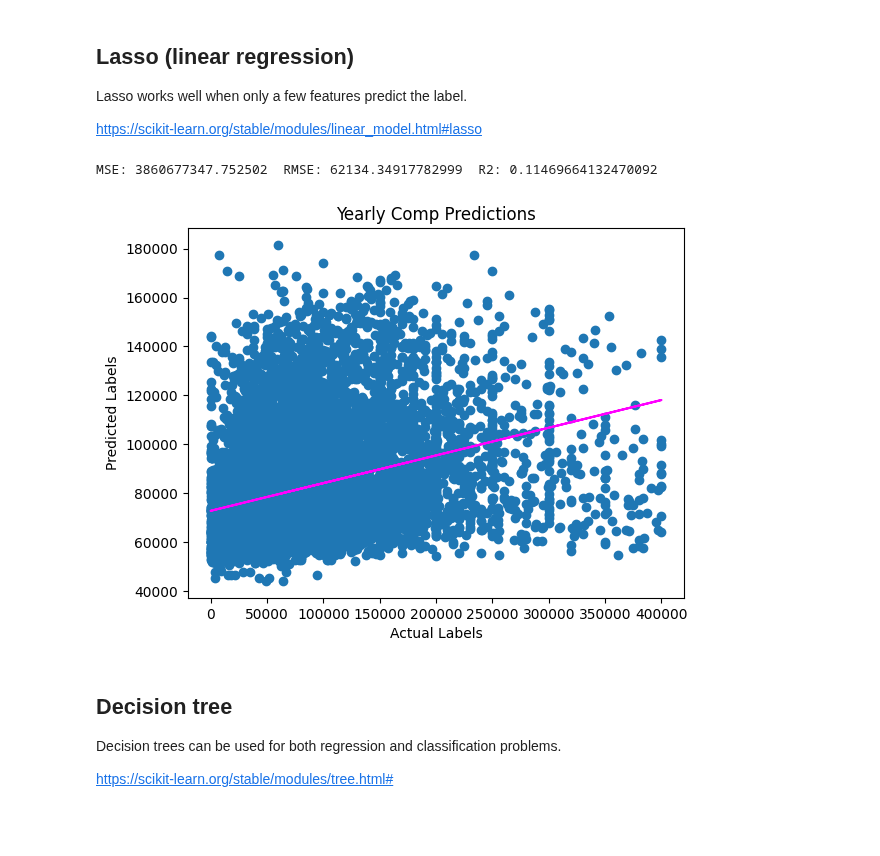
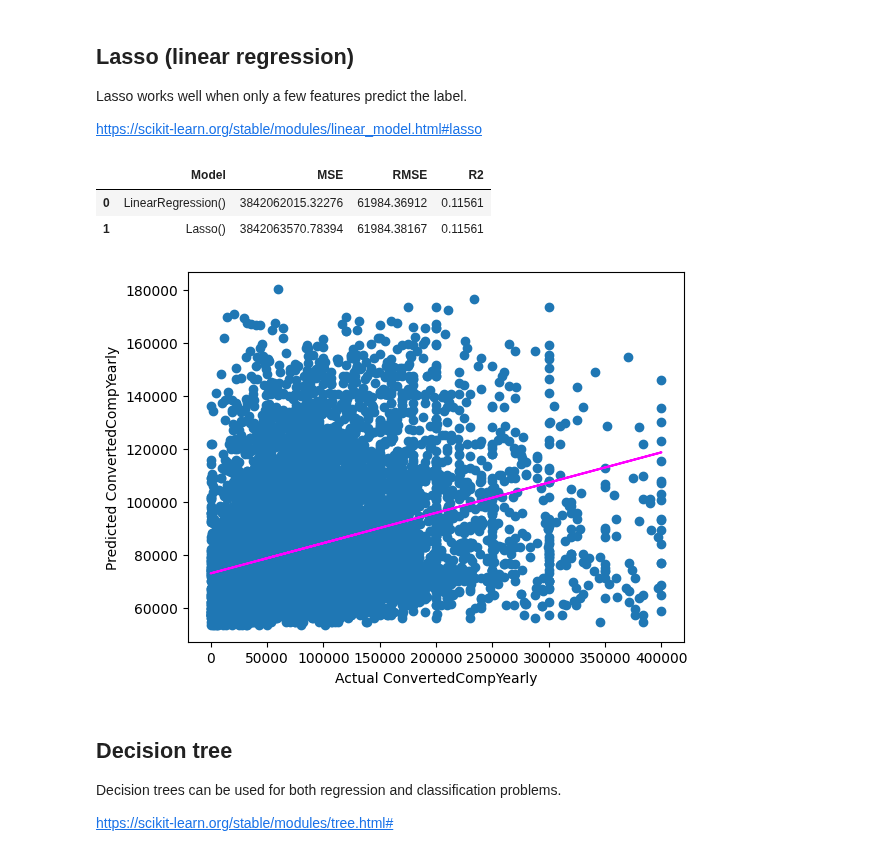
Before and after one commit to pamelafox/regression-model-azure-demo, a Jupyter notebook: explorer.ipynb, the cells around one changed output. Drawn from its saved outputs; the diff is of its cells as text; code cells hidden in the pictures; blank space fills up the shorter version.

```diff
--- a/explorer.ipynb
+++ b/explorer.ipynb
@@ -98,13 +73,13 @@ survey_data[["EdLevelNumeric"]].describe()
 # %%
 import matplotlib.pyplot as plt
 
-label = survey_data['ConvertedCompYearly']
+label_data = survey_data[label]
 fig = plt.figure(figsize=(6, 4))
 ax = fig.gca()
-ax.hist(label, bins=100)
+ax.hist(label_data, bins=100)
 ax.set_ylabel('Frequency')
-ax.axvline(label.mean(), color='magenta', linestyle='dashed', linewidth=2)
-ax.axvline(label.median(), color='cyan', linestyle='dashed', linewidth=2)
+ax.axvline(label_data.mean(), color='magenta', linestyle='dashed', linewidth=2)
+ax.axvline(label_data.median(), color='cyan', linestyle='dashed', linewidth=2)
 # %% [output]
 <matplotlib.lines.Line2D at 0x...>
 [figure]
@@ -139,15 +114,15 @@ for ind, col_name in enumerate(categorical_features):
 # %% [markdown]
 ## Measure correlations
 # %%
-fig, axes = plt.subplots(nrows=1, ncols=3, figsize=(12, 4), sharey=True)
+fig, axes = plt.subplots(nrows=1, ncols=len(numeric_features), figsize=(12, 4), sharey=True)
 
-for ind, col_name in enumerate(numeric_features):
-    feature = survey_data[col_name]
+for ind, feature in enumerate(numeric_features):
+    label_data = survey_data[label]
+    feature_data = survey_data[feature]
+    correlation = feature_data.corr(label_data)
     axis = axes[ind]
-    label = survey_data['ConvertedCompYearly']
-    correlation = feature.corr(label)
-    axis.scatter(x=feature, y=label)
-    axis.set_xlabel(col_name)
-    axis.set_ylabel('ConvertedCompYearly')
-    axis.set_title('Yearly Comp vs ' + col_name + '\n- correlation: ' + str(correlation))
+    axis.scatter(x=feature_data, y=label_data)
+    axis.set_xlabel(feature)
+    axis.set_ylabel(label)
+    axis.set_title(f'{label} vs {feature}\n Correlation: {correlation}')
 # %% [output]
@@ -158,7 +133,8 @@ for ind, col_name in enumerate(numeric_features):
 ## Separate test and train data
 # %%
 # Separate features and labels
-X, y = survey_data[['YearsCode','YearsCodePro', 'EdLevelNumeric']].values, survey_data['ConvertedCompYearly'].values
-print('Features:', X[:10], '\nLabels:', y[:10], sep='\n')
+X = survey_data[numeric_features].values
+y = survey_data[label].values
+print('Features:', X[:5], '\nLabels:', y[:5], sep='\n')
 # %% [output]
 Features:
@@ -252,20 +221,23 @@ https://scikit-learn.org/stable/tutorial/machine_learning_map/index.html
 # %% [markdown]
 ## Generalize the evaluation process
 # %%
+eval_results = pd.DataFrame(columns=['Model', 'MSE', 'RMSE', 'R2'])
+
 def evaluate_model():
     # Evaluate the model using the test data
     predictions = model.predict(X_test)
     mse = mean_squared_error(y_test, predictions)
     rmse = np.sqrt(mse)
     r2 = r2_score(y_test, predictions)
-    print("MSE:", mse, " RMSE:", rmse, " R2:", r2, )
-
+    eval_results.loc[len(eval_results.index)] = [str(model), mse, rmse, r2]
     # Plot predicted vs actual
     plt.scatter(y_test, predictions)
-    plt.xlabel('Actual Labels')
-    plt.ylabel('Predicted Labels')
-    plt.title('Yearly Comp Predictions')
+    plt.xlabel(f'Actual {label}')
+    plt.ylabel(f'Predicted {label}')
     # Overlay the regression line
     z = np.polyfit(y_test, predictions, 1)
     p = np.poly1d(z)
     plt.plot(y_test,p(y_test), color='magenta')
+
+evaluate_model()
+eval_results
@@ -278,13 +254,16 @@ https://scikit-learn.org/stable/modules/linear_model.html#lasso
 # %%
 from sklearn.linear_model import Lasso
 
 # Fit a lasso model on the training set
 model = Lasso().fit(X_train, y_train)
 
 evaluate_model()
+eval_results
 # %% [output]
-MSE: 3860677347.752502  RMSE: 62134.34917782999  R2: 0.11469664132470092
+|  | Model | MSE | RMSE | R2 |
+| 0 | LinearRegression() | 3842062015.32276 | 61984.36912 | 0.11561 |
+| 1 | Lasso() | 3842063570.78394 | 61984.38167 | 0.11561 |
-[figure, old version]
+[figure, new version]
 # %% [markdown]
 ## Decision tree
 
```
Also changed, not shown: parts of 26 cells of this notebook, 7 other files.
